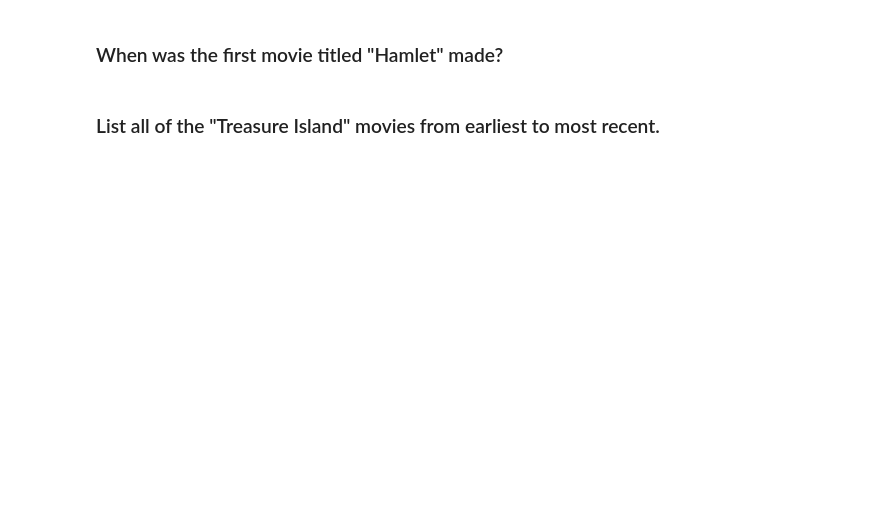
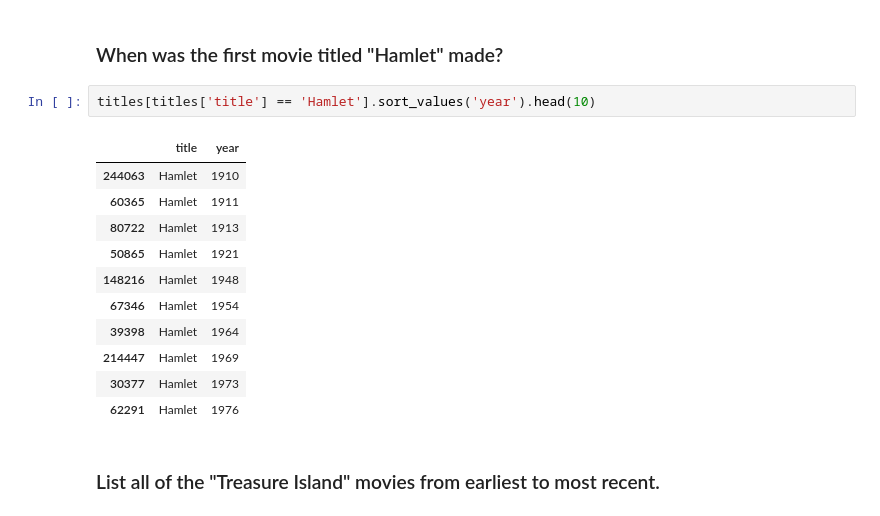
Before and after one commit to tansudasli/analytics-sandbox, a Jupyter notebook: pandas/Exercises-1.ipynb, the cells around one changed output. Saved outputs shown, nothing was run; the diff lists cells and outputs as text; blank space fills up the shorter version.

```diff
--- a/pandas/Exercises-1.ipynb
+++ b/pandas/Exercises-1.ipynb
@@ -118,4 +132,18 @@ len(cast[cast['title'] == 'North by Northwest'])
 # %% [markdown]
 ### When was the first movie titled "Hamlet" made?
+# %%
+titles[titles['title'] == 'Hamlet'].sort_values('year').head(10)
+# %% [output]
+|  | title | year |
+| 244063 | Hamlet | 1910 |
+| 60365 | Hamlet | 1911 |
+| 80722 | Hamlet | 1913 |
+| 50865 | Hamlet | 1921 |
+| 148216 | Hamlet | 1948 |
+| 67346 | Hamlet | 1954 |
+| 39398 | Hamlet | 1964 |
+| 214447 | Hamlet | 1969 |
+| 30377 | Hamlet | 1973 |
+| 62291 | Hamlet | 1976 |
 # %% [markdown]
 ### List all of the "Treasure Island" movies from earliest to most recent.
```
Also changed, not shown: parts of 12 cells of this notebook.
